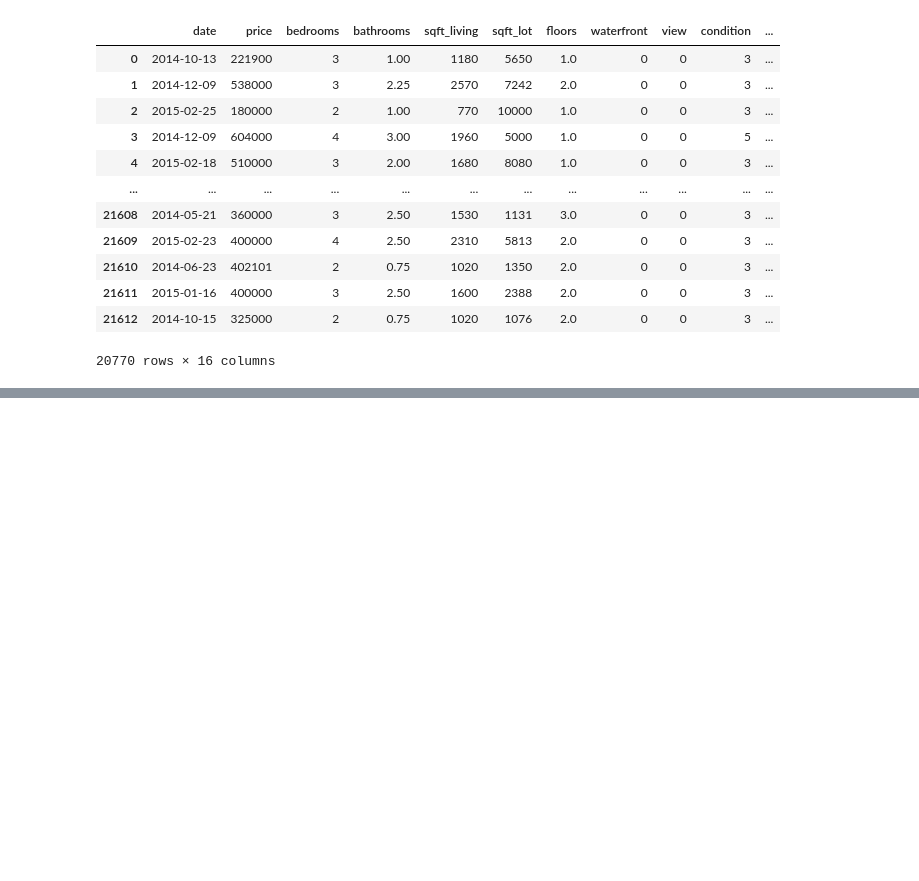
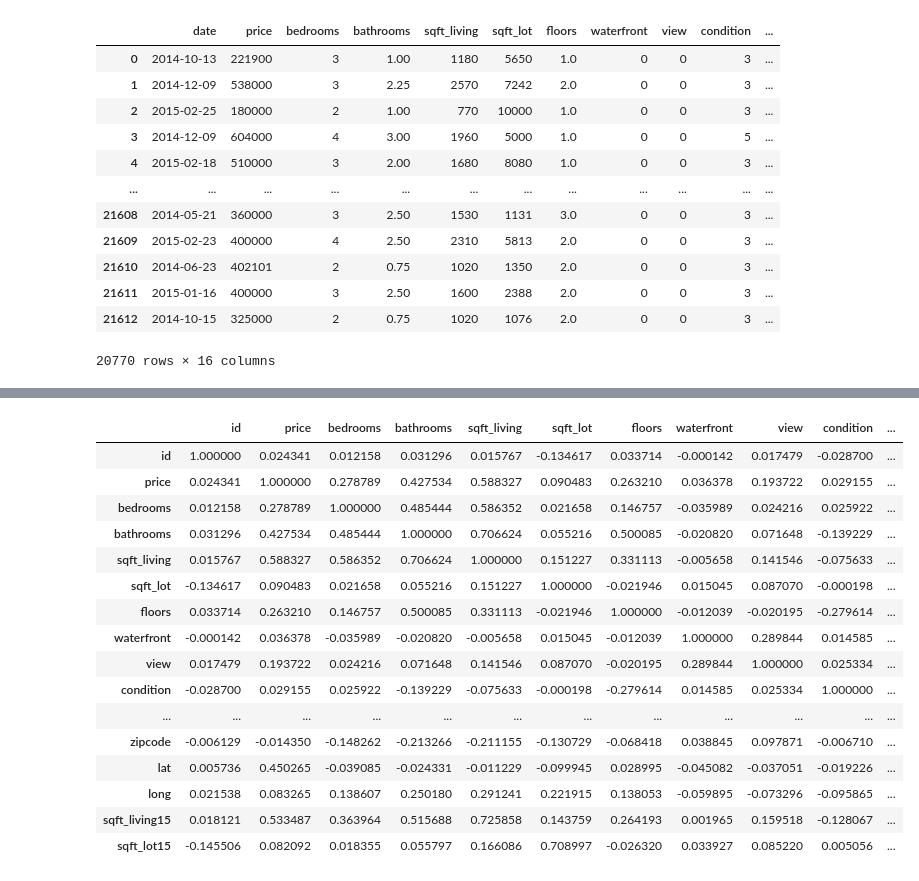
Before and after one commit to Banner10/Phase_2_Project, a Jupyter notebook: PH2_Data_Cleaning_EDA.ipynb, the cells around one changed output, grey strips where cells are left out. Saved outputs shown, nothing was run; the diff lists cells and outputs as text; code cells hidden in the pictures; blank space fills up the shorter version.

```diff
--- a/PH2_Data_Cleaning_EDA.ipynb
+++ b/PH2_Data_Cleaning_EDA.ipynb
@@ -426,3 +426,5 @@ Warnings:
 [1] Standard Errors assume that the covariance matrix of the errors is correctly specified.
 [2] The smallest eigenvalue is 3.54e-22. This might indicate that there are
 strong multicollinearity problems or that the design matrix is singular.
+# %%
+df_house_4 = pd.DataFrame(df_house)
@@ -428,0 +468,2 @@ strong multicollinearity problems or that the design matrix is singular.
+# %%
+df_house_4 = df_house_4[df_house_4.price < 937000]
@@ -428,0 +525,20 @@ strong multicollinearity problems or that the design matrix is singular.
+# %%
+df_house_4.corr()
+# %% [output]
+|  | id | price | bedrooms | bathrooms | sqft_living | sqft_lot | floors | waterfront | view | condition | ... |
+| id | 1.000000 | 0.024341 | 0.012158 | 0.031296 | 0.015767 | -0.134617 | 0.033714 | -0.000142 | 0.017479 | -0.028700 | ... |
+| price | 0.024341 | 1.000000 | 0.278789 | 0.427534 | 0.588327 | 0.090483 | 0.263210 | 0.036378 | 0.193722 | 0.029155 | ... |
+| bedrooms | 0.012158 | 0.278789 | 1.000000 | 0.485444 | 0.586352 | 0.021658 | 0.146757 | -0.035989 | 0.024216 | 0.025922 | ... |
+| bathrooms | 0.031296 | 0.427534 | 0.485444 | 1.000000 | 0.706624 | 0.055216 | 0.500085 | -0.020820 | 0.071648 | -0.139229 | ... |
+| sqft_living | 0.015767 | 0.588327 | 0.586352 | 0.706624 | 1.000000 | 0.151227 | 0.331113 | -0.005658 | 0.141546 | -0.075633 | ... |
+| sqft_lot | -0.134617 | 0.090483 | 0.021658 | 0.055216 | 0.151227 | 1.000000 | -0.021946 | 0.015045 | 0.087070 | -0.000198 | ... |
+| floors | 0.033714 | 0.263210 | 0.146757 | 0.500085 | 0.331113 | -0.021946 | 1.000000 | -0.012039 | -0.020195 | -0.279614 | ... |
+| waterfront | -0.000142 | 0.036378 | -0.035989 | -0.020820 | -0.005658 | 0.015045 | -0.012039 | 1.000000 | 0.289844 | 0.014585 | ... |
+| view | 0.017479 | 0.193722 | 0.024216 | 0.071648 | 0.141546 | 0.087070 | -0.020195 | 0.289844 | 1.000000 | 0.025334 | ... |
+| condition | -0.028700 | 0.029155 | 0.025922 | -0.139229 | -0.075633 | -0.000198 | -0.279614 | 0.014585 | 0.025334 | 1.000000 | ... |
+| ... | ... | ... | ... | ... | ... | ... | ... | ... | ... | ... | ... |
+| zipcode | -0.006129 | -0.014350 | -0.148262 | -0.213266 | -0.211155 | -0.130729 | -0.068418 | 0.038845 | 0.097871 | -0.006710 | ... |
+| lat | 0.005736 | 0.450265 | -0.039085 | -0.024331 | -0.011229 | -0.099945 | 0.028995 | -0.045082 | -0.037051 | -0.019226 | ... |
+| long | 0.021538 | 0.083265 | 0.138607 | 0.250180 | 0.291241 | 0.221915 | 0.138053 | -0.059895 | -0.073296 | -0.095865 | ... |
+| sqft_living15 | 0.018121 | 0.533487 | 0.363964 | 0.515688 | 0.725858 | 0.143759 | 0.264193 | 0.001965 | 0.159518 | -0.128067 | ... |
+| sqft_lot15 | -0.145506 | 0.082092 | 0.018355 | 0.055797 | 0.166086 | 0.708997 | -0.026320 | 0.033927 | 0.085220 | 0.005056 | ... |
```
Also changed, not shown: parts of 8 cells of this notebook, 3 other files.
